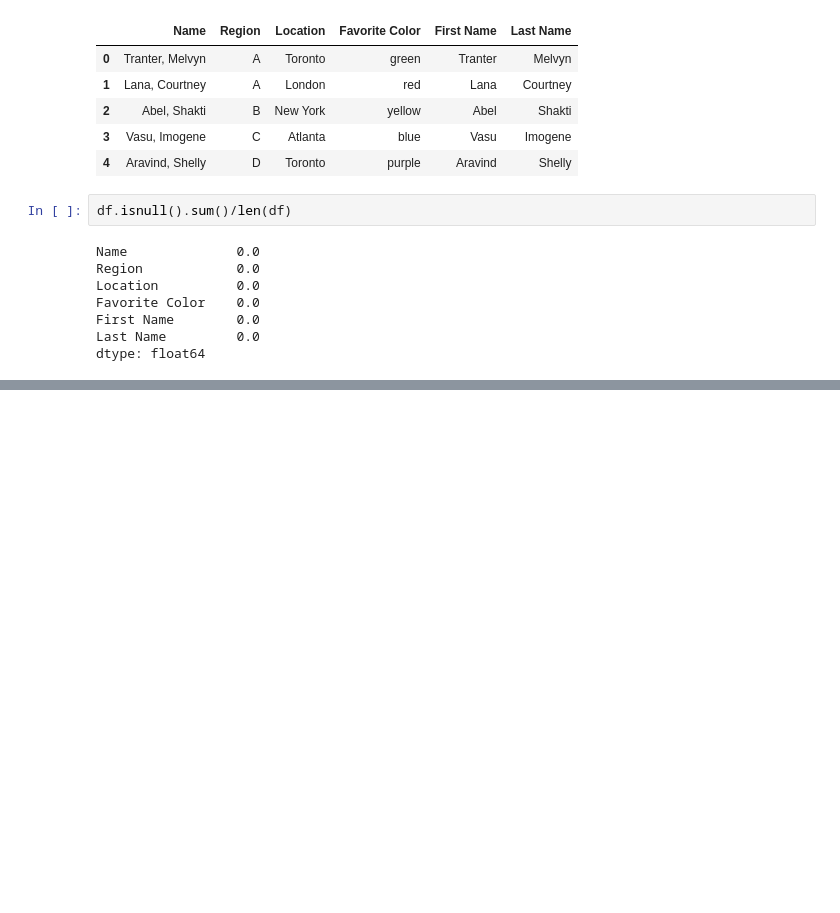
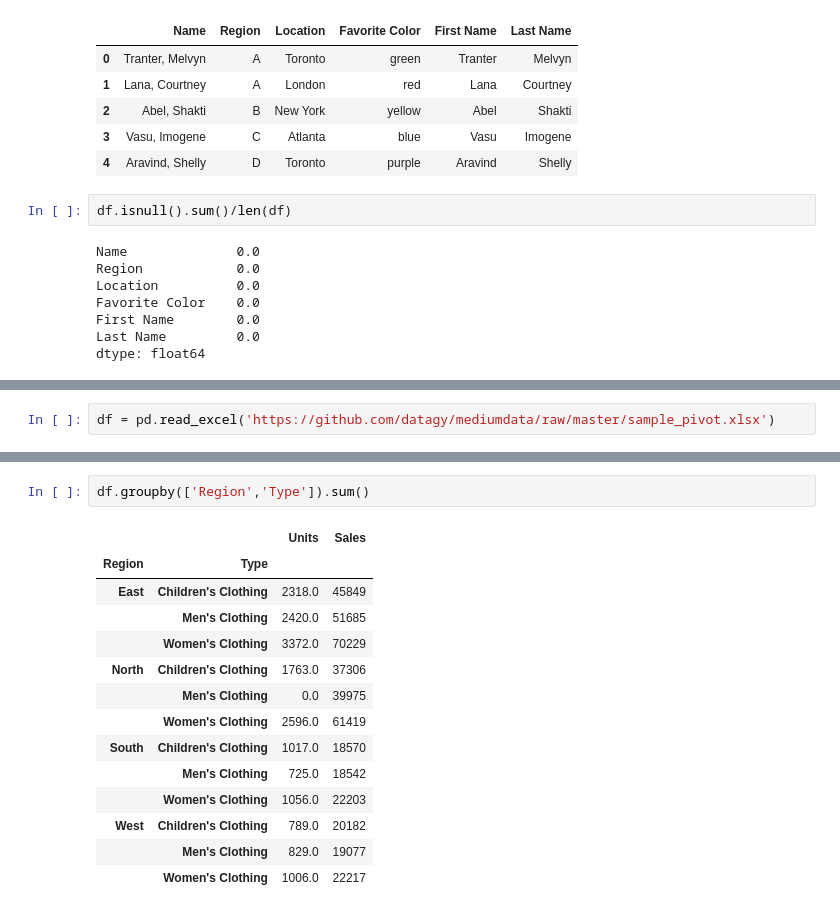
Before and after one commit to RojaCM/PYTHON-CONCEPTS, a Jupyter notebook: PANDAS.ipynb, the cells around one changed output, grey strips where cells are left out. Drawn from its saved outputs; the diff is of its cells as text; blank space fills up the shorter version.

```diff
--- a/PANDAS.ipynb
+++ b/PANDAS.ipynb
@@ -1170,0 +1175,2 @@ dtype: float64
+# %%
+df = pd.read_excel('https://github.com/datagy/mediumdata/raw/master/sample_pivot.xlsx')
@@ -1170,0 +1193,17 @@ dtype: float64
+# %%
+df.groupby(['Region','Type']).sum()
+# %% [output]
+|  |  | Units | Sales |
+| Region | Type |  |  |
+| East | Children's Clothing | 2318.0 | 45849 |
+|  | Men's Clothing | 2420.0 | 51685 |
+|  | Women's Clothing | 3372.0 | 70229 |
+| North | Children's Clothing | 1763.0 | 37306 |
+|  | Men's Clothing | 0.0 | 39975 |
+|  | Women's Clothing | 2596.0 | 61419 |
+| South | Children's Clothing | 1017.0 | 18570 |
+|  | Men's Clothing | 725.0 | 18542 |
+|  | Women's Clothing | 1056.0 | 22203 |
+| West | Children's Clothing | 789.0 | 20182 |
+|  | Men's Clothing | 829.0 | 19077 |
+|  | Women's Clothing | 1006.0 | 22217 |
```
Also changed, not shown: parts of 20 cells of this notebook.
